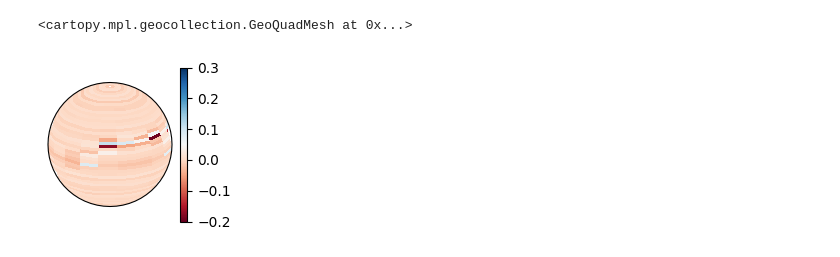
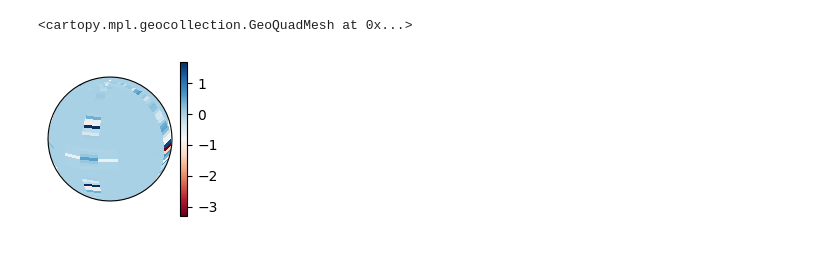
Before and after one commit to ColinKohler/geometry2sphere, a Jupyter notebook: notebooks/mesh2sphere.ipynb, the cells around one changed output. Drawn from its saved outputs; the diff is of its cells as text; code cells hidden in the pictures.

```diff
--- a/notebooks/mesh2sphere.ipynb
+++ b/notebooks/mesh2sphere.ipynb
@@ -19,11 +19,11 @@ dataset = RadarDataset('/home/colin/hdd/workspace/datasets/test_dataset.nc', 'te
 B = 1
 dataloader = DataLoader(dataset, batch_size=B, shuffle=True)
 # %%
-model = Mesh2Sphere(5, 25, 128, 10.0, use_mlp=True).cuda()
+model = Mesh2Sphere(5, 30, 64, 10.0, use_mlp=False).cuda()
 optimizer = torch.optim.Adam(model.parameters(), lr = 1e-4)
 # %%
 for batch in dataloader:
-    mesh, resp, vert, face = batch
+    #mesh, resp, vert, face = batch
 
     for iter in range(200):
         pred, _ = model(mesh.cuda())
@@ -111,5 +92,5 @@ frame=350
 # %%
-plotting.plot_spherical_fn(target.cpu().squeeze().numpy(), fig=plt.figure(figsize=(2,2)),vmin=-0.2, vmax=0.3)
+plotting.plot_spherical_fn(target.cpu().squeeze().numpy(), fig=plt.figure(figsize=(2,2)), vmin=target.cpu().min(), vmax=target.cpu().max())
 # %% [output]
 <cartopy.mpl.geocollection.GeoQuadMesh at 0x...>
-[figure, old version]
+[figure, new version]
```
Also changed, not shown: parts of 9 cells of this notebook.
